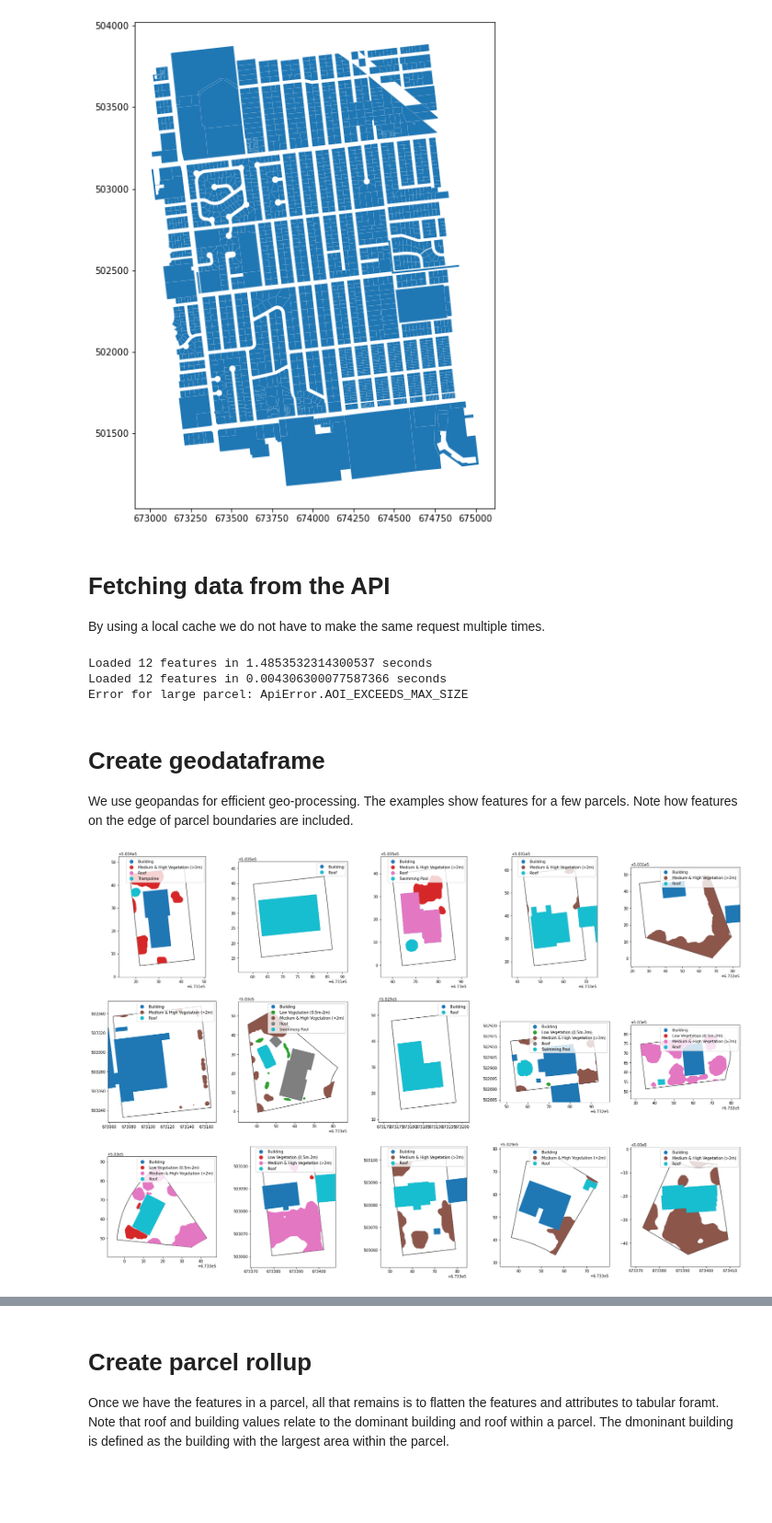
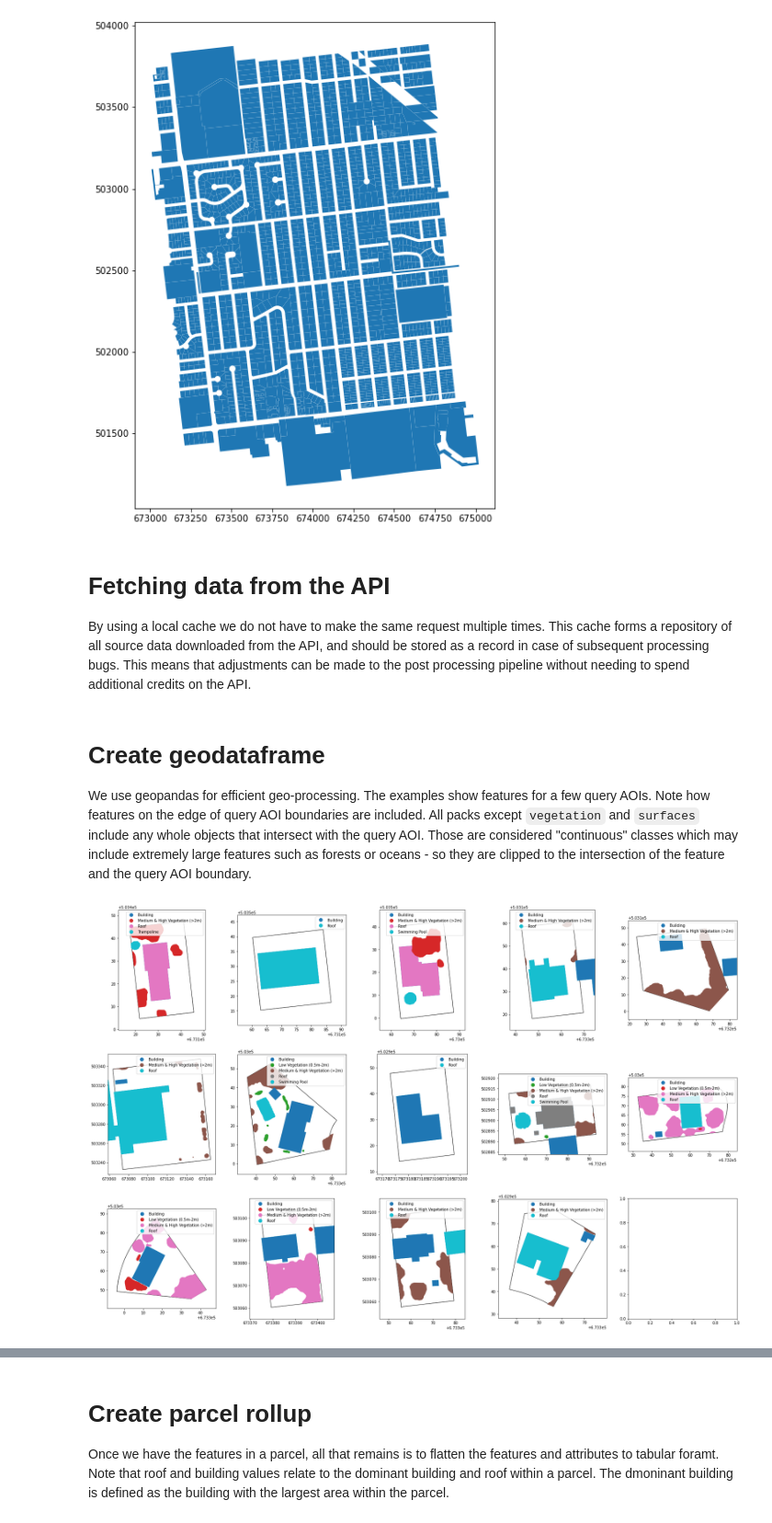
Before and after one commit to nearmap/nmaipy, a Jupyter notebook: ai-feature-api/Parcel_rollup.ipynb, the cells around one changed output, grey strips where cells are left out. Shown at 92% size. Cells and saved outputs as stored; diff of their text form; code cells hidden in the pictures; blank space fills up the shorter version.

```diff
--- a/ai-feature-api/Parcel_rollup.ipynb
+++ b/ai-feature-api/Parcel_rollup.ipynb
@@ -178,7 +217,7 @@ if PARCELS_PATH.suffix == '.csv':
     parcels_df = pd.read_csv(PARCELS_PATH)
     parcels_gdf = gpd.GeoDataFrame(
         parcels_df.drop("geometry", axis=1),
-        geometry=parcels_df.geometry.apply(shapely.wkt.loads),
+        geometry=parcels_df.geometry.fillna('POLYGON(EMPTY)').apply(shapely.wkt.loads),
         crs=SOURCE_CRS,
     )
     del parcels_df
@@ -193,6 +232,7 @@ assert not parcels_gdf.id.duplicated().any()
 
 # Drop any empty geometries
 parcels_gdf = parcels_gdf.dropna(subset=['geometry'])
+parcels_gdf = parcels_gdf[~parcels_gdf.is_empty]
 
 # Project parcels to Albers equal area (keep EPSG 326 around, we'll need both)
 parcels_gdf["geometry_epsg4326"] = parcels_gdf["geometry"]
@@ -214,19 +254,19 @@ Number of parcels 2180
 # %% [markdown]
 # Fetching data from the API
 
-By using a local cache we do not have to make the same request multiple times.
+By using a local cache we do not have to make the same request multiple times. This cache forms a repository of all source data downloaded from the API, and should be stored as a record in case of subsequent processing bugs. This means that adjustments can be made to the post processing pipeline without needing to spend additional credits on the API.
 # %%
-def cached_get_payload(parcel_id, geometry, force=False):
+def cached_get_payload(parcel_id, geometry, since, until, force=False):
     """
     Get API payload, either from API or from cache
     """
-    cache_path = RESPONSE_DIR / f"{parcel_id}.json"
+    cache_path = RESPONSE_DIR / f"{parcel_id}_{since}_{until}.json"
     if cache_path.exists() and not force:
         with open(cache_path, "r") as f:
             payload = json.load(f)
     else:
         payload, error = utils.get_features(
-            geometry, PACKS, API_KEY, since=SINCE, until=UNTIL
+            geometry, PACKS, API_KEY, since=since, until=until
         )
         if error:
             return None, error
@@ -234,38 +274,10 @@ def cached_get_payload(parcel_id, geometry, force=False):
         with open(cache_path, "w") as f:
             json.dump(payload, f, indent=2)
     return payload, None
-# %%
-# Example usage of cached_get_payload
-index = 0
-start = time.time()
-payload, error = cached_get_payload(
-    parcels_gdf.id.iloc[index], parcels_gdf.geometry_epsg4326.iloc[index]
-)
-print(f"Loaded {len(payload['features'])} features in {time.time() - start} seconds")
-
-start = time.monotonic()
-
-payload, error = cached_get_payload(
-    parcels_gdf.id.iloc[index], parcels_gdf.geometry_epsg4326.iloc[index]
-)
-print(
-    f"Loaded {len(payload['features'])} features in {time.monotonic() - start} seconds"
-)
-
-# We sometimes get explainable errors that we have to deal with.
-# In this example the AOI is massive, causing the API to fail.
-payload, error = cached_get_payload(
-    "size example", parcels_gdf.geometry_epsg4326.iloc[index].buffer(10)
-)
-print(f"Error for large parcel: {error}")
-# %% [output]
-Loaded 12 features in 1.4853532314300537 seconds
-Loaded 12 features in 0.004306300077587366 seconds
-Error for large parcel: ApiError.AOI_EXCEEDS_MAX_SIZE
 # %% [markdown]
 # Create geodataframe
 
-We use geopandas for efficient geo-processing. The examples show features for a few parcels. Note how features on the edge of parcel boundaries are included.
+We use geopandas for efficient geo-processing. The examples show features for a few query AOIs. Note how features on the edge of query AOI boundaries are included. All packs except `vegetation` and `surfaces` include any whole objects that intersect with the query AOI. Those are considered "continuous" classes which may include extremely large features such as forests or oceans - so they are clipped to the intersection of the feature and the query AOI boundary.
 # %%
 def create_geodataframe(payload, geometry):
     """
@@ -282,7 +294,7 @@ def create_geodataframe(payload, geometry):
         features_gdf = gpd.GeoDataFrame(payload["features"], geometry="geometry")
     else:
         features_gdf = gpd.GeoDataFrame(
-            [], columns=["classId", "areaSqm", "areaSqft", "confidence", "geometry"]
+            [], columns=["classId", "areaSqm", "areaSqft", "confidence", "survey_date", "geometry"]
         )
     features_gdf = features_gdf.set_crs(SOURCE_CRS)
     features_gdf = features_gdf.to_crs(ALBERS_CRS)
@@ -298,20 +310,22 @@ def create_geodataframe(payload, geometry):
 # %%
 # Plot a few examples
 fig, axes = plt.subplots(3, 5, figsize=(30, 20))
 axes = [ax for row in axes for ax in row]
-N_EXAMPLES = 15
+N_EXAMPLES = 14
 for i, row in tqdm(parcels_gdf.head(N_EXAMPLES).iterrows(), total=N_EXAMPLES):
-    payload, error = cached_get_payload(row.id, row.geometry_epsg4326)
-    if payload is not None:
+    payload, error = cached_get_payload(row.id, row.geometry_epsg4326, since=SINCE, until=UNTIL)
+    if not error:
         features_gdf = create_geodataframe(payload, row.geometry)
         features_gdf.query('classId in @VISUALISATION_IDS').plot(ax=axes[i], column="description", legend=True)
+    else:
+        logging.warning(error)
     axes[i].add_patch(
         PolygonPatch(row.geometry, fc="none", ec="k", alpha=1, zorder=0, lw=1)
     )
     axes[i].set_xlim(row.geometry.bounds[0] - 5, row.geometry.bounds[2] + 5)
     axes[i].set_ylim(row.geometry.bounds[1] - 5, row.geometry.bounds[3] + 5)
 # %% [output]
-[figure, old version]
+[figure, new version]
 # %% [markdown]
 # Filter features
 
```
Also changed, not shown: parts of 36 cells of this notebook, 1 other file.
